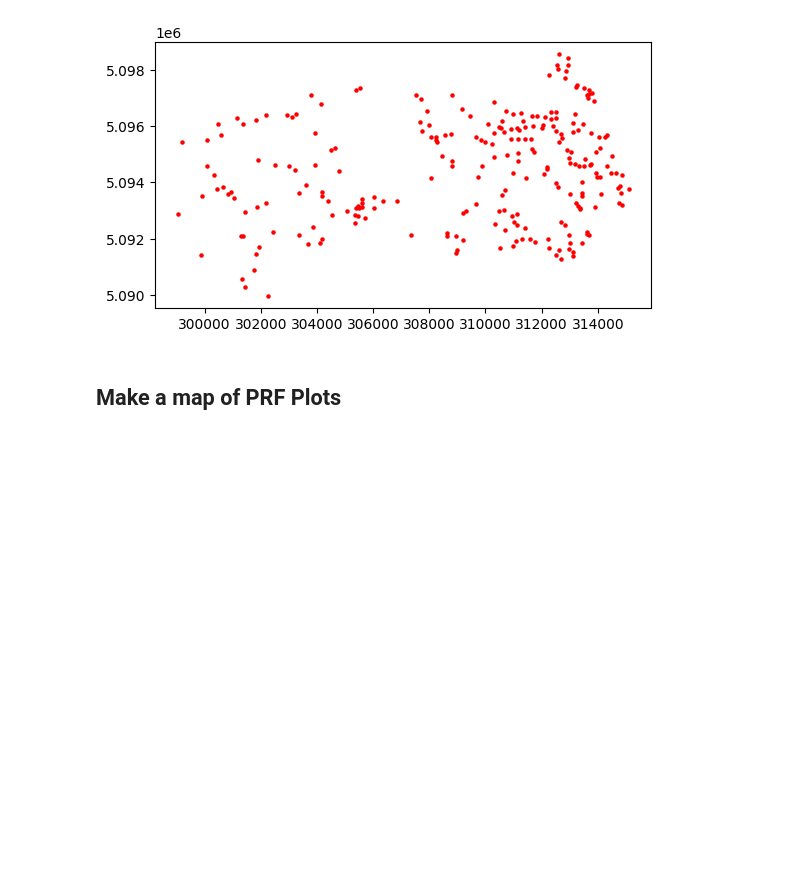
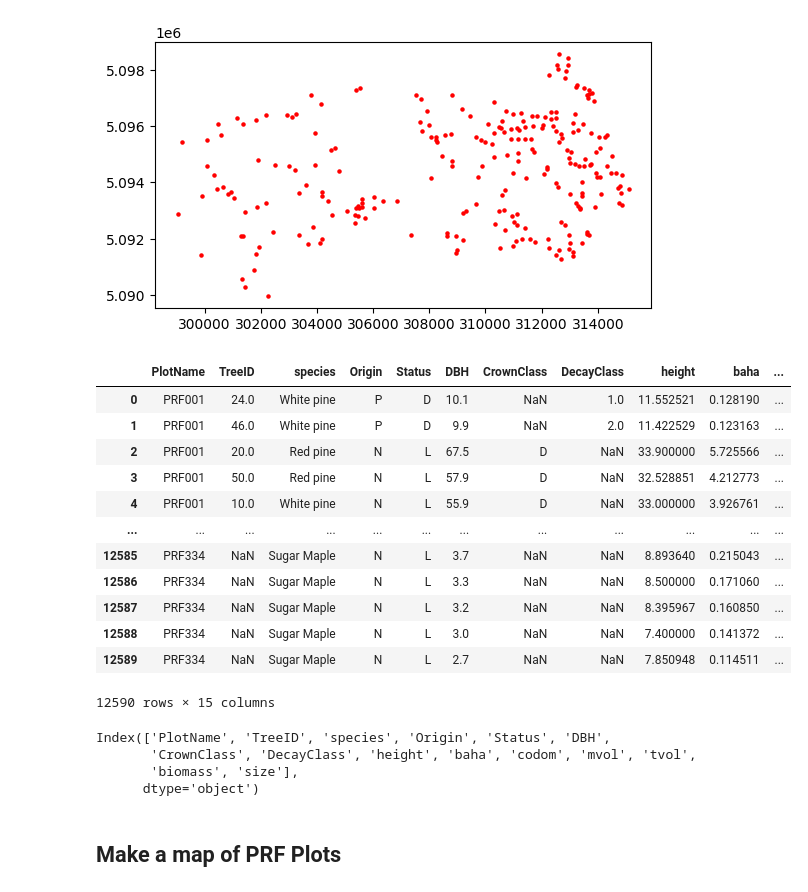
Before and after one commit to subornaa/Data-Analytics-Tutorials, a Jupyter notebook: preprocessing.ipynb, the cells around one changed output. Drawn from its saved outputs; the diff is of its cells as text; code cells hidden in the pictures; blank space fills up the shorter version.

Commit message:
refine trees.csv and added detail in data dictionary on README

```diff
--- a/preprocessing.ipynb
+++ b/preprocessing.ipynb
@@ -190,18 +190,45 @@ plots_2018_gdf.plot(color='red', markersize=5)
 <Axes: >
 [figure]
 # %%
-# Join the species information with the tree data
-
 sp_codes_fpath = r"data/sp_codes.csv"
 
 trees_fpath = r"data/SPL2018_EFI_ground_plots/PRF_CNL_SPL_CalibrationData_LiveDeadStems.xlsx"
 
 sp_codes_df = pd.read_csv(sp_codes_fpath)
 
 trees_df = (pd.read_excel(trees_fpath, sheet_name="Tree").\
             merge(sp_codes_df, how='left', left_on='TreeSpec', right_on='MNR Code ').\
-            drop(columns=['tree_spec', 'TreeSpec', 'MNR Code ', 'MNR Species']).\
-            rename(columns={'Name ': 'species'}))
+            drop(columns=['tree_spec', 'TreeSpec', 'MNR Code ', 'MNR Species', 'HLF',
+                          'HtFlag', 'phf', 'CD_ht', 'Int_ht', 'BA_all', 'TPH_all',
+                          'domht', 'ht_meas', 'stems', 'QualityClass']).\
+            rename(columns={'Name ': 'species',
+                            "Ht": "height",}))
+
+sp_col = trees_df.pop('species')
+trees_df.insert(2, 'species', sp_col)
+
+trees_df
+# %% [output]
+|  | PlotName | TreeID | species | Origin | Status | DBH | CrownClass | DecayClass | height | baha | ... |
+| 0 | PRF001 | 24.0 | White pine | P | D | 10.1 | NaN | 1.0 | 11.552521 | 0.128190 | ... |
+| 1 | PRF001 | 46.0 | White pine | P | D | 9.9 | NaN | 2.0 | 11.422529 | 0.123163 | ... |
+| 2 | PRF001 | 20.0 | Red pine | N | L | 67.5 | D | NaN | 33.900000 | 5.725566 | ... |
+| 3 | PRF001 | 50.0 | Red pine | N | L | 57.9 | D | NaN | 32.528851 | 4.212773 | ... |
+| 4 | PRF001 | 10.0 | White pine | N | L | 55.9 | D | NaN | 33.000000 | 3.926761 | ... |
+| ... | ... | ... | ... | ... | ... | ... | ... | ... | ... | ... | ... |
+| 12585 | PRF334 | NaN | Sugar Maple | N | L | 3.7 | NaN | NaN | 8.893640 | 0.215043 | ... |
+| 12586 | PRF334 | NaN | Sugar Maple | N | L | 3.3 | NaN | NaN | 8.500000 | 0.171060 | ... |
+| 12587 | PRF334 | NaN | Sugar Maple | N | L | 3.2 | NaN | NaN | 8.395967 | 0.160850 | ... |
+| 12588 | PRF334 | NaN | Sugar Maple | N | L | 3.0 | NaN | NaN | 7.400000 | 0.141372 | ... |
+| 12589 | PRF334 | NaN | Sugar Maple | N | L | 2.7 | NaN | NaN | 7.850948 | 0.114511 | ... |
+12590 rows × 15 columns
+# %%
+trees_df.columns
+# %% [output]
+Index(['PlotName', 'TreeID', 'species', 'Origin', 'Status', 'DBH',
+       'CrownClass', 'DecayClass', 'height', 'baha', 'codom', 'mvol', 'tvol',
+       'biomass', 'size'],
+      dtype='object')
 # %% [markdown]
 ## Make a map of PRF Plots
 # %%
```
Also changed, not shown: parts of 1 cell of this notebook, 1 other file.
